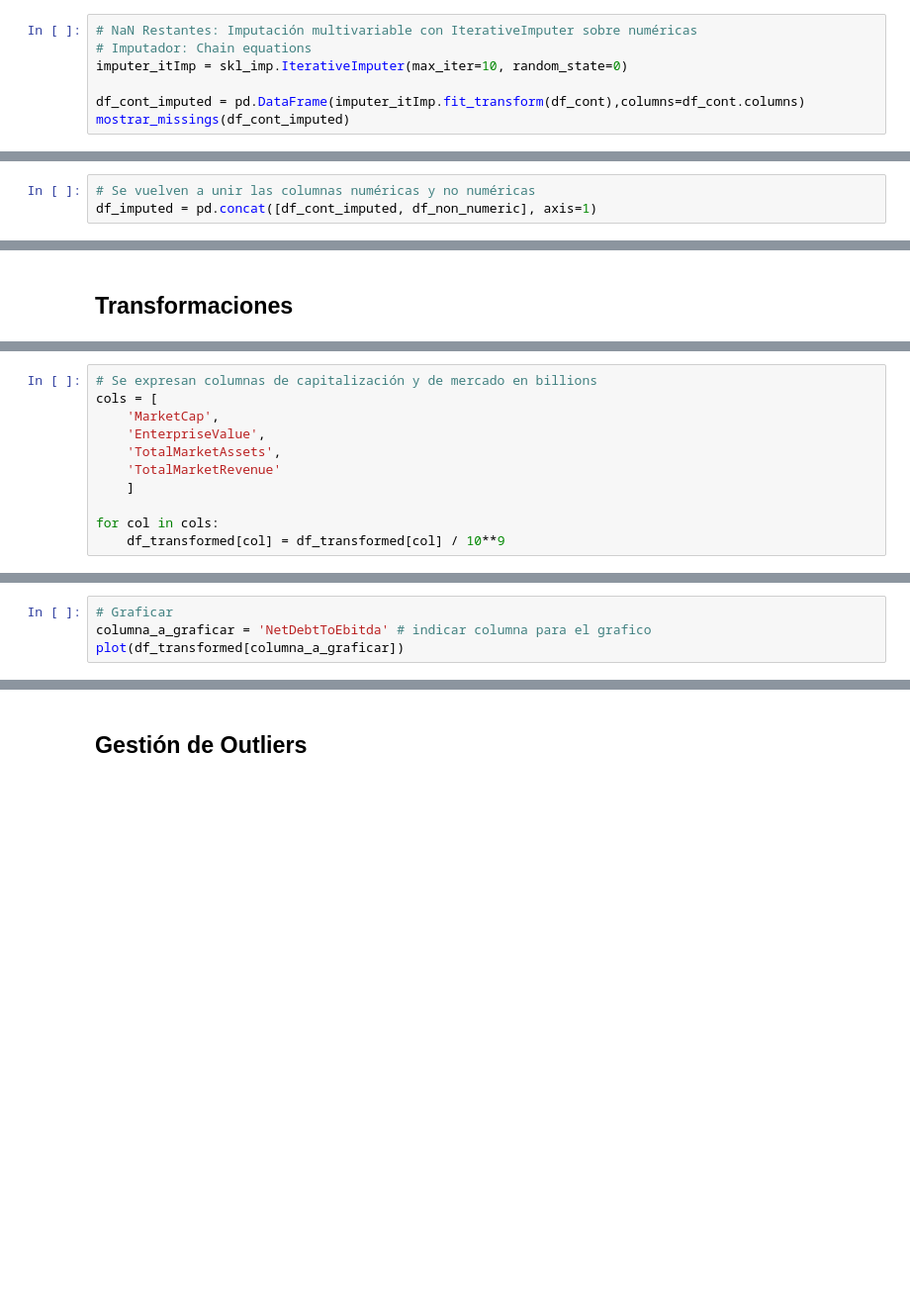
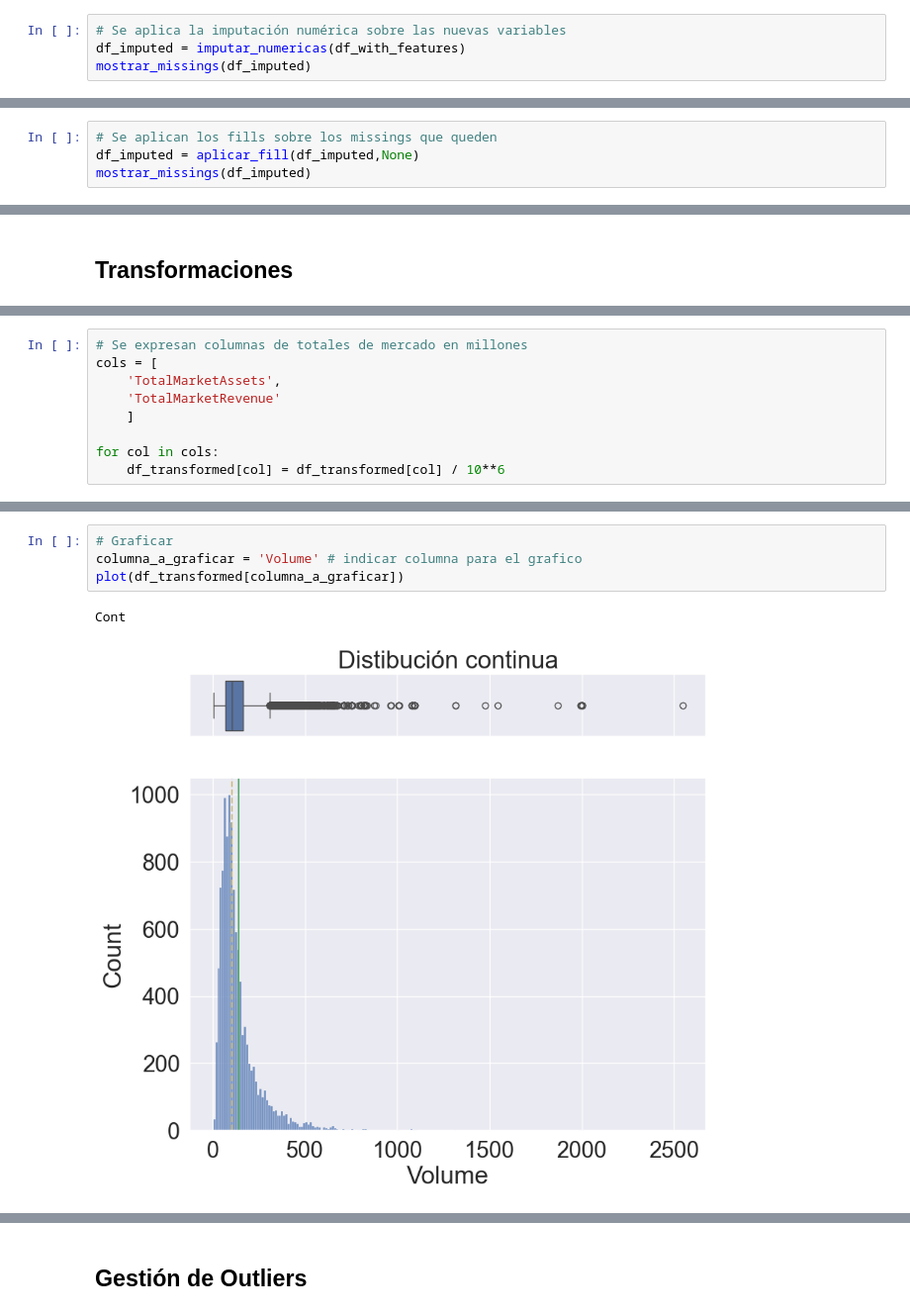
Before and after one commit to sebakremis/FinDataMining, a Jupyter notebook: 02_Notebook_Transformacion.ipynb, the cells around one changed output, grey strips where cells are left out. Shown at 99% size. Saved outputs shown, nothing was run; the diff lists cells and outputs as text; blank space fills up the shorter version.

Commit message:
reemplazar imputacion multivariable por medias moviles, ffill y bfill, correccion de errores en registros

```diff
--- a/02_Notebook_Transformacion.ipynb
+++ b/02_Notebook_Transformacion.ipynb
@@ -268,7 +515,4 @@ print(np.isinf(df_cont).sum())
 # %%
-# NaN Restantes: Imputación multivariable con IterativeImputer sobre numéricas
-# Imputador: Chain equations
-imputer_itImp = skl_imp.IterativeImputer(max_iter=10, random_state=0)
-
-df_cont_imputed = pd.DataFrame(imputer_itImp.fit_transform(df_cont),columns=df_cont.columns)
-mostrar_missings(df_cont_imputed)
+# Se aplica la imputación numérica sobre las nuevas variables
+df_imputed = imputar_numericas(df_with_features)
+mostrar_missings(df_imputed)
@@ -275,3 +537,4 @@ mostrar_missings(df_cont_imputed)
-# %%
-# Se vuelven a unir las columnas numéricas y no numéricas
-df_imputed = pd.concat([df_cont_imputed, df_non_numeric], axis=1)
+# %%
+# Se aplican los fills sobre los missings que queden
+df_imputed = aplicar_fill(df_imputed,None)
+mostrar_missings(df_imputed)
@@ -284,14 +583,12 @@ df_transformed.info()
 # %%
-# Se expresan columnas de capitalización y de mercado en billions
+# Se expresan columnas de totales de mercado en millones
 cols = [
-    'MarketCap',
-    'EnterpriseValue',
     'TotalMarketAssets',
     'TotalMarketRevenue'
     ]
 
 for col in cols:
-    df_transformed[col] = df_transformed[col] / 10**9
+    df_transformed[col] = df_transformed[col] / 10**6
 # %%
 # Convertir Sector y Industry a tipo category
 df_transformed['Sector'] = df_transformed['Sector'].astype('category')
@@ -311,7 +672,10 @@ df_transformed.select_dtypes(include="number").skew().sort_values(ascending=Fals
 # %%
 # Graficar
-columna_a_graficar = 'NetDebtToEbitda' # indicar columna para el grafico
+columna_a_graficar = 'Volume' # indicar columna para el grafico
 plot(df_transformed[columna_a_graficar])
+# %% [output]
+Cont
+[figure, added]
 # %%
 # Transformaciones logarítmicas
 
```
Also changed, not shown: parts of 42 cells of this notebook, 2 other files.
